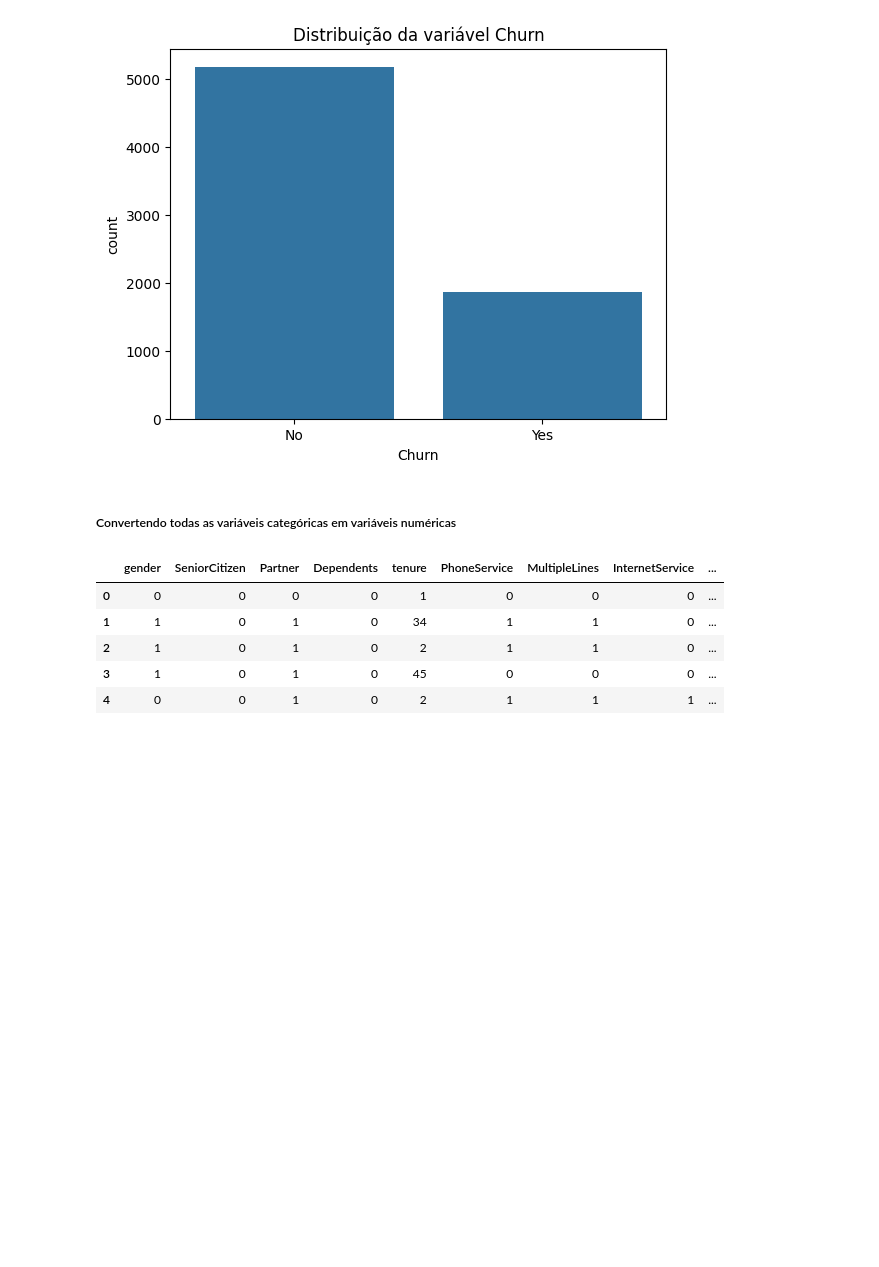
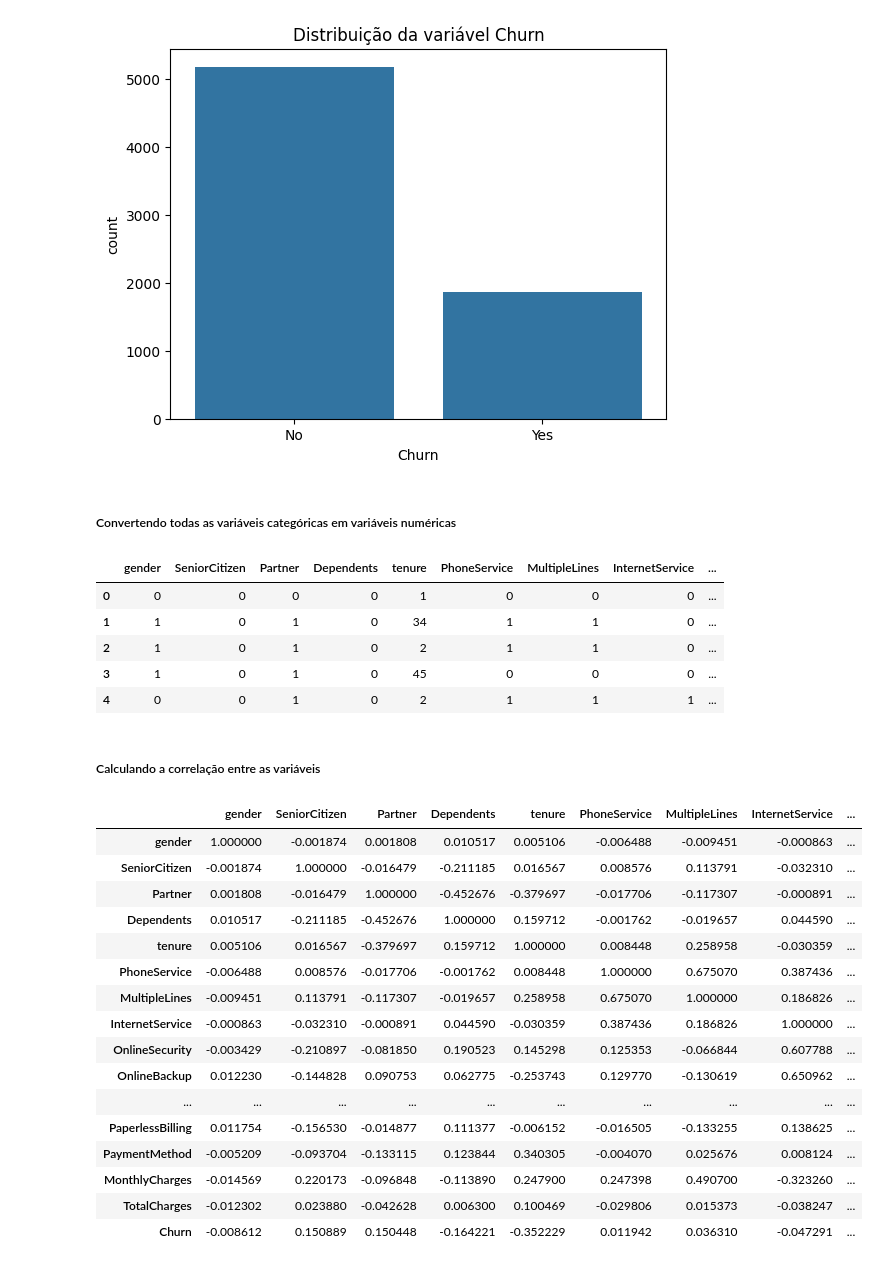
Before and after one commit to jonnathann/portifolio_ra, a Jupyter notebook: notebooks/churn_prediction.ipynb, the cells around one changed output. Cells and saved outputs as stored; diff of their text form; code cells hidden in the pictures; blank space fills up the shorter version.

```diff
--- a/notebooks/churn_prediction.ipynb
+++ b/notebooks/churn_prediction.ipynb
@@ -124,3 +125,25 @@ df_numerical.head()
 | 2 | 1 | 0 | 1 | 0 | 2 | 1 | 1 | 0 | ... |
 | 3 | 1 | 0 | 1 | 0 | 45 | 0 | 0 | 0 | ... |
 | 4 | 0 | 0 | 1 | 0 | 2 | 1 | 1 | 1 | ... |
+# %% [markdown]
+##### Calculando a correlação entre as variáveis
+# %%
+df_numerical.corr()
+# %% [output]
+|  | gender | SeniorCitizen | Partner | Dependents | tenure | PhoneService | MultipleLines | InternetService | ... |
+| gender | 1.000000 | -0.001874 | 0.001808 | 0.010517 | 0.005106 | -0.006488 | -0.009451 | -0.000863 | ... |
+| SeniorCitizen | -0.001874 | 1.000000 | -0.016479 | -0.211185 | 0.016567 | 0.008576 | 0.113791 | -0.032310 | ... |
+| Partner | 0.001808 | -0.016479 | 1.000000 | -0.452676 | -0.379697 | -0.017706 | -0.117307 | -0.000891 | ... |
+| Dependents | 0.010517 | -0.211185 | -0.452676 | 1.000000 | 0.159712 | -0.001762 | -0.019657 | 0.044590 | ... |
+| tenure | 0.005106 | 0.016567 | -0.379697 | 0.159712 | 1.000000 | 0.008448 | 0.258958 | -0.030359 | ... |
+| PhoneService | -0.006488 | 0.008576 | -0.017706 | -0.001762 | 0.008448 | 1.000000 | 0.675070 | 0.387436 | ... |
+| MultipleLines | -0.009451 | 0.113791 | -0.117307 | -0.019657 | 0.258958 | 0.675070 | 1.000000 | 0.186826 | ... |
+| InternetService | -0.000863 | -0.032310 | -0.000891 | 0.044590 | -0.030359 | 0.387436 | 0.186826 | 1.000000 | ... |
+| OnlineSecurity | -0.003429 | -0.210897 | -0.081850 | 0.190523 | 0.145298 | 0.125353 | -0.066844 | 0.607788 | ... |
+| OnlineBackup | 0.012230 | -0.144828 | 0.090753 | 0.062775 | -0.253743 | 0.129770 | -0.130619 | 0.650962 | ... |
+| ... | ... | ... | ... | ... | ... | ... | ... | ... | ... |
+| PaperlessBilling | 0.011754 | -0.156530 | -0.014877 | 0.111377 | -0.006152 | -0.016505 | -0.133255 | 0.138625 | ... |
+| PaymentMethod | -0.005209 | -0.093704 | -0.133115 | 0.123844 | 0.340305 | -0.004070 | 0.025676 | 0.008124 | ... |
+| MonthlyCharges | -0.014569 | 0.220173 | -0.096848 | -0.113890 | 0.247900 | 0.247398 | 0.490700 | -0.323260 | ... |
+| TotalCharges | -0.012302 | 0.023880 | -0.042628 | 0.006300 | 0.100469 | -0.029806 | 0.015373 | -0.038247 | ... |
+| Churn | -0.008612 | 0.150889 | 0.150448 | -0.164221 | -0.352229 | 0.011942 | 0.036310 | -0.047291 | ... |
```
Also changed, not shown: parts of 2 cells of this notebook.
